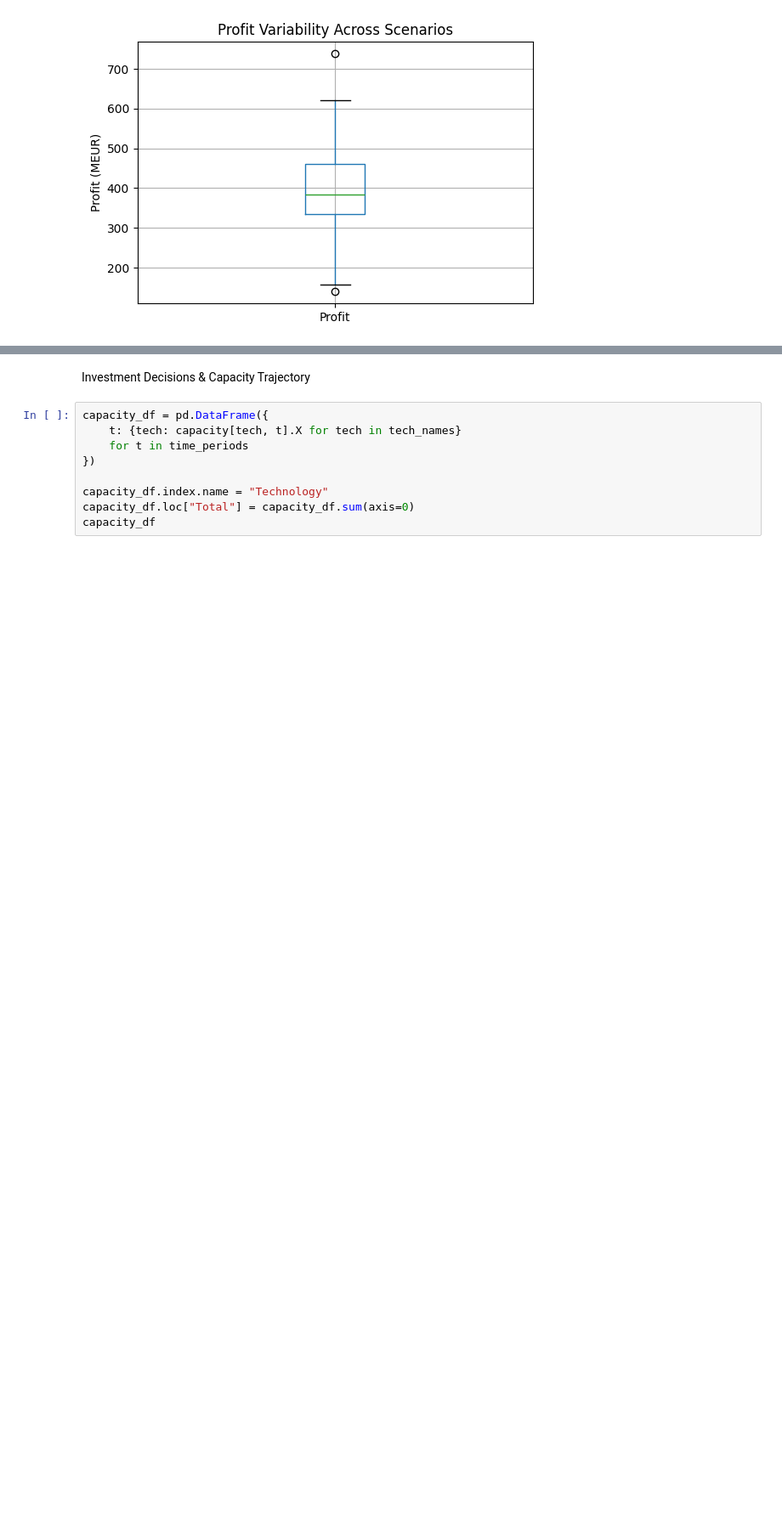
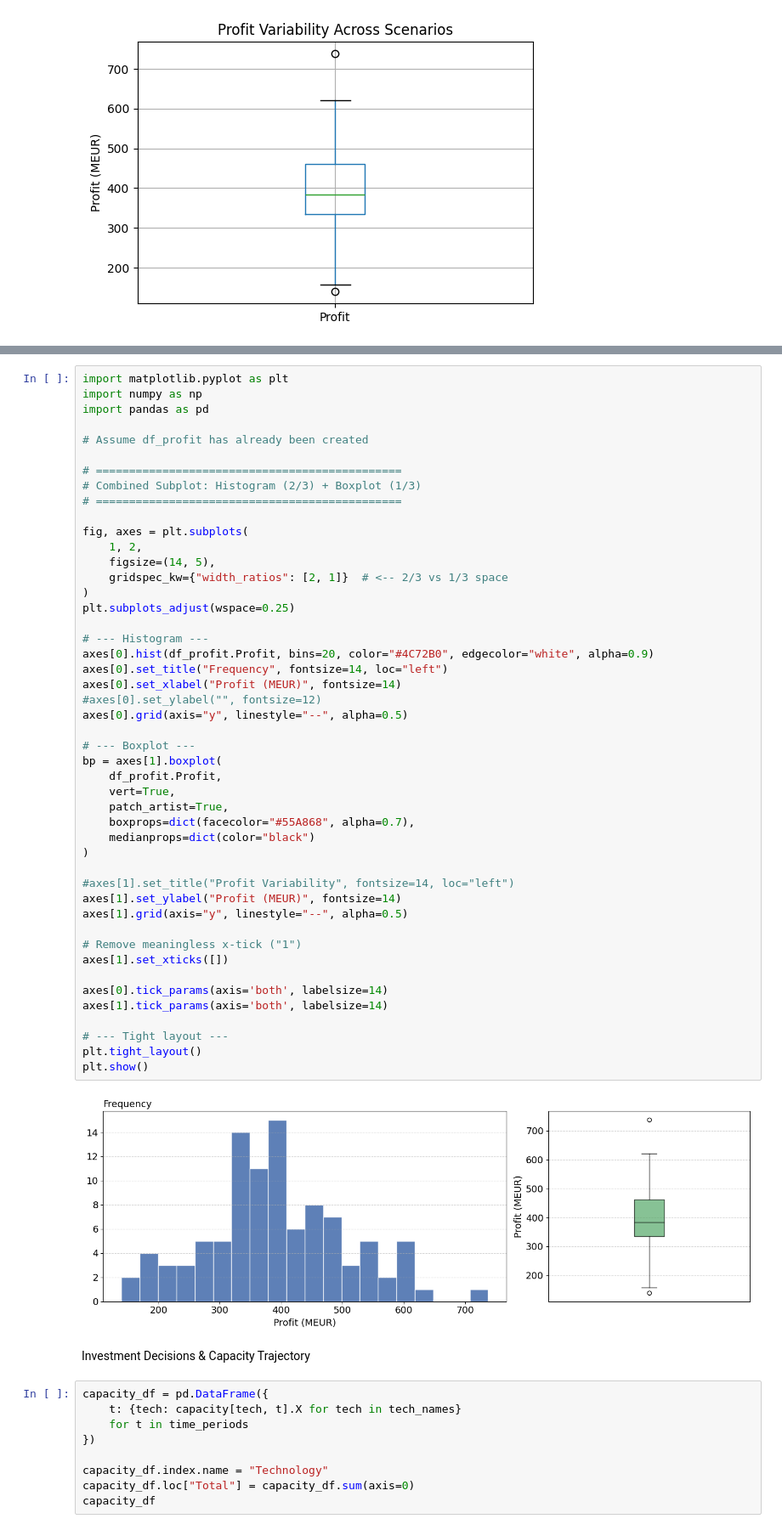
Before and after one commit to jnasw/46750_Assignment2, a Jupyter notebook: model_3_2.ipynb, the cells around one changed output, grey strips where cells are left out. Shown at 85% size. Saved outputs shown, nothing was run; the diff lists cells and outputs as text; blank space fills up the shorter version.

```diff
--- a/model_3_2.ipynb
+++ b/model_3_2.ipynb
@@ -910,3 +966,52 @@ CVaR (10% worst): 191.93 MEUR
+# %%
+import matplotlib.pyplot as plt
+import numpy as np
+import pandas as pd
+
+# Assume df_profit has already been created
+
+# ==============================================
+# Combined Subplot: Histogram (2/3) + Boxplot (1/3)
+# ==============================================
+
+fig, axes = plt.subplots(
+    1, 2,
+    figsize=(14, 5),
+    gridspec_kw={"width_ratios": [2, 1]}  # <-- 2/3 vs 1/3 space
+)
+plt.subplots_adjust(wspace=0.25)
+
+# --- Histogram ---
+axes[0].hist(df_profit.Profit, bins=20, color="#4C72B0", edgecolor="white", alpha=0.9)
+axes[0].set_title("Frequency", fontsize=14, loc="left")
+axes[0].set_xlabel("Profit (MEUR)", fontsize=14)
+#axes[0].set_ylabel("", fontsize=12)
+axes[0].grid(axis="y", linestyle="--", alpha=0.5)
+
+# --- Boxplot ---
+bp = axes[1].boxplot(
+    df_profit.Profit,
+    vert=True,
+    patch_artist=True,
+    boxprops=dict(facecolor="#55A868", alpha=0.7),
+    medianprops=dict(color="black")
+)
+
+#axes[1].set_title("Profit Variability", fontsize=14, loc="left")
+axes[1].set_ylabel("Profit (MEUR)", fontsize=14)
+axes[1].grid(axis="y", linestyle="--", alpha=0.5)
+
+# Remove meaningless x-tick ("1")
+axes[1].set_xticks([])
+
+axes[0].tick_params(axis='both', labelsize=14)
+axes[1].tick_params(axis='both', labelsize=14)
+
+# --- Tight layout ---
+plt.tight_layout()
+plt.show()
+# %% [output]
+[figure, added]
 # %% [markdown]
 Investment Decisions & Capacity Trajectory
 # %%
```
Also changed, not shown: parts of 8 cells of this notebook.
